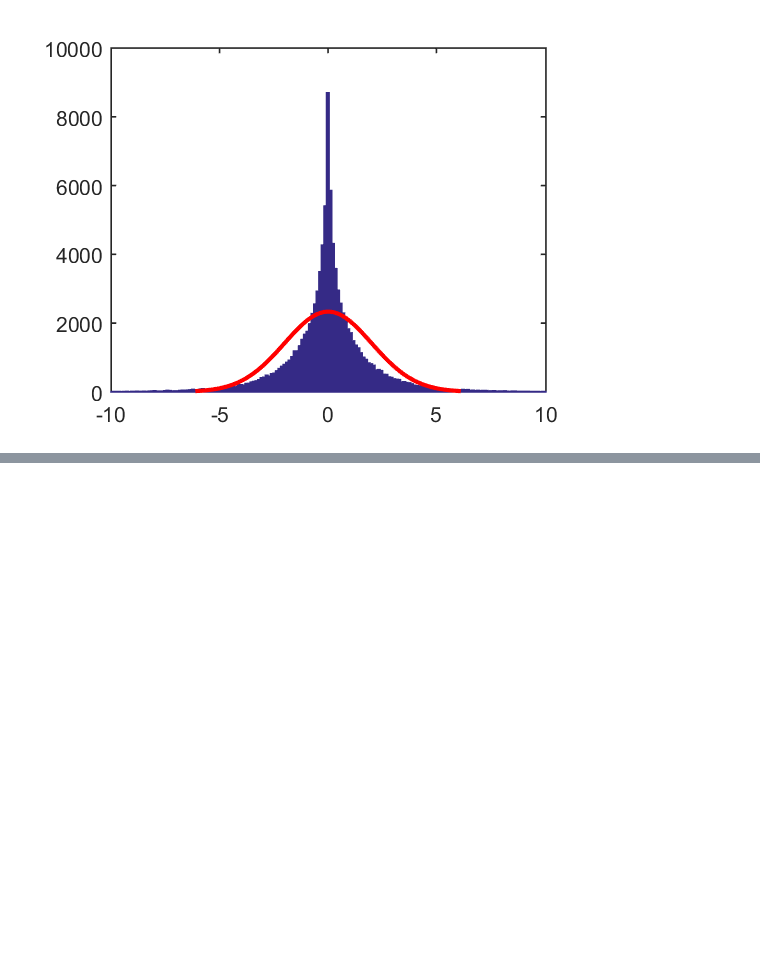
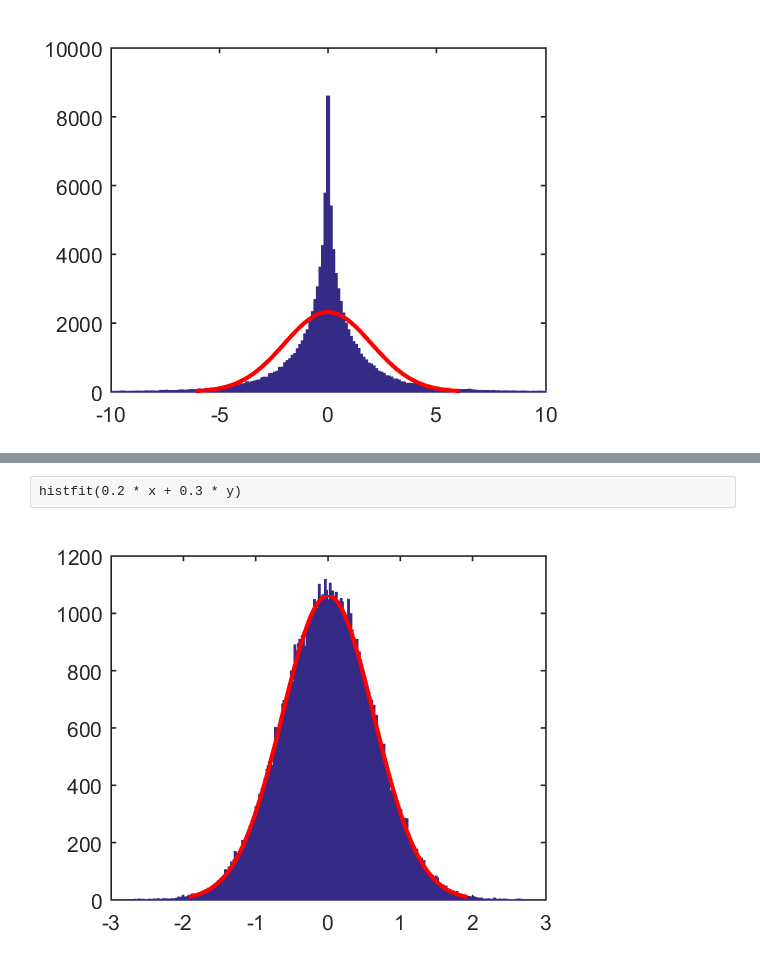
Before and after one commit to cglwn/mobile-robotics, a Jupyter notebook: GaussianMath.ipynb, the cells around one changed output, grey strips where cells are left out. Cells and saved outputs as stored; diff of their text form; blank space fills up the shorter version.

```diff
--- a/GaussianMath.ipynb
+++ b/GaussianMath.ipynb
@@ -41,0 +51,4 @@ xlim([-200 200])
+# %%
+histfit(0.2 * x + 0.3 * y)
+# %% [output]
+[figure, added]
```
Also changed, not shown: parts of 7 cells of this notebook.
